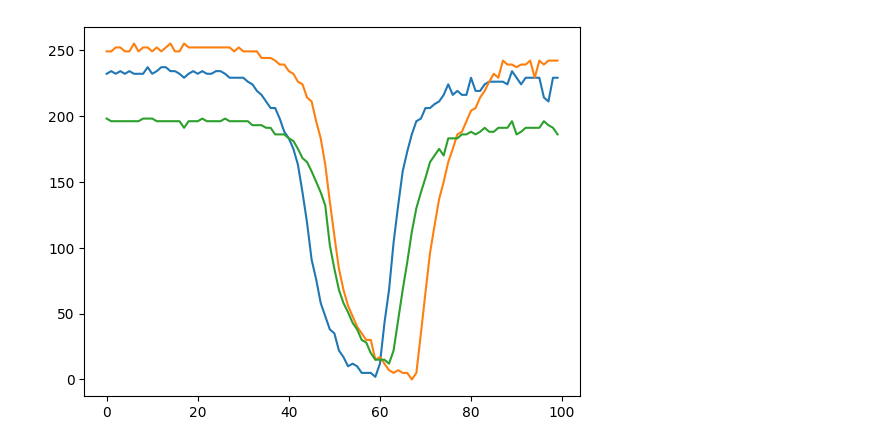
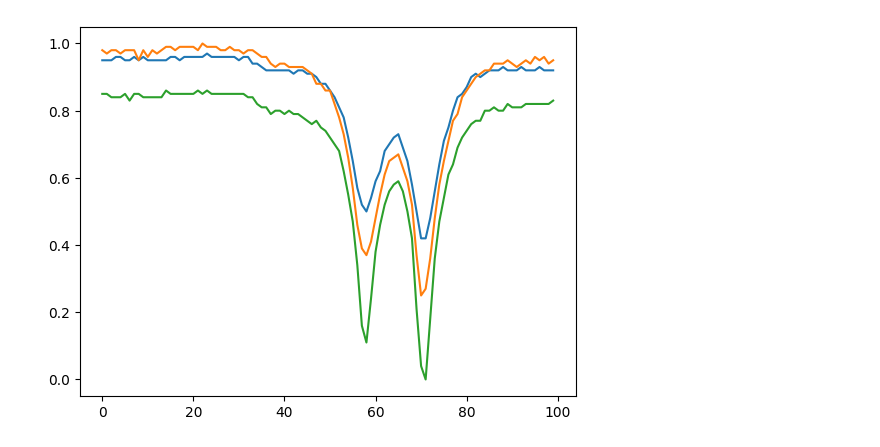
Before and after one commit to SemvandenBroek/CSE3000-gestures, a Jupyter notebook: ml-dev/embedded_analyzer.ipynb, the cells around one changed output. Cells and saved outputs as stored; diff of their text form; code cells hidden in the pictures.

```diff
--- a/ml-dev/embedded_analyzer.ipynb
+++ b/ml-dev/embedded_analyzer.ipynb
@@ -25,5 +13,5 @@ int_array = np.array(shaped_array * 255, dtype=np.uint8)
 # %%
-plt.plot(int_array)
+plt.plot(shaped_array)
 plt.show()
 # %% [output]
-[figure, old version]
+[figure, new version]
```
Also changed, not shown: parts of 9 cells of this notebook, 6 other files.
